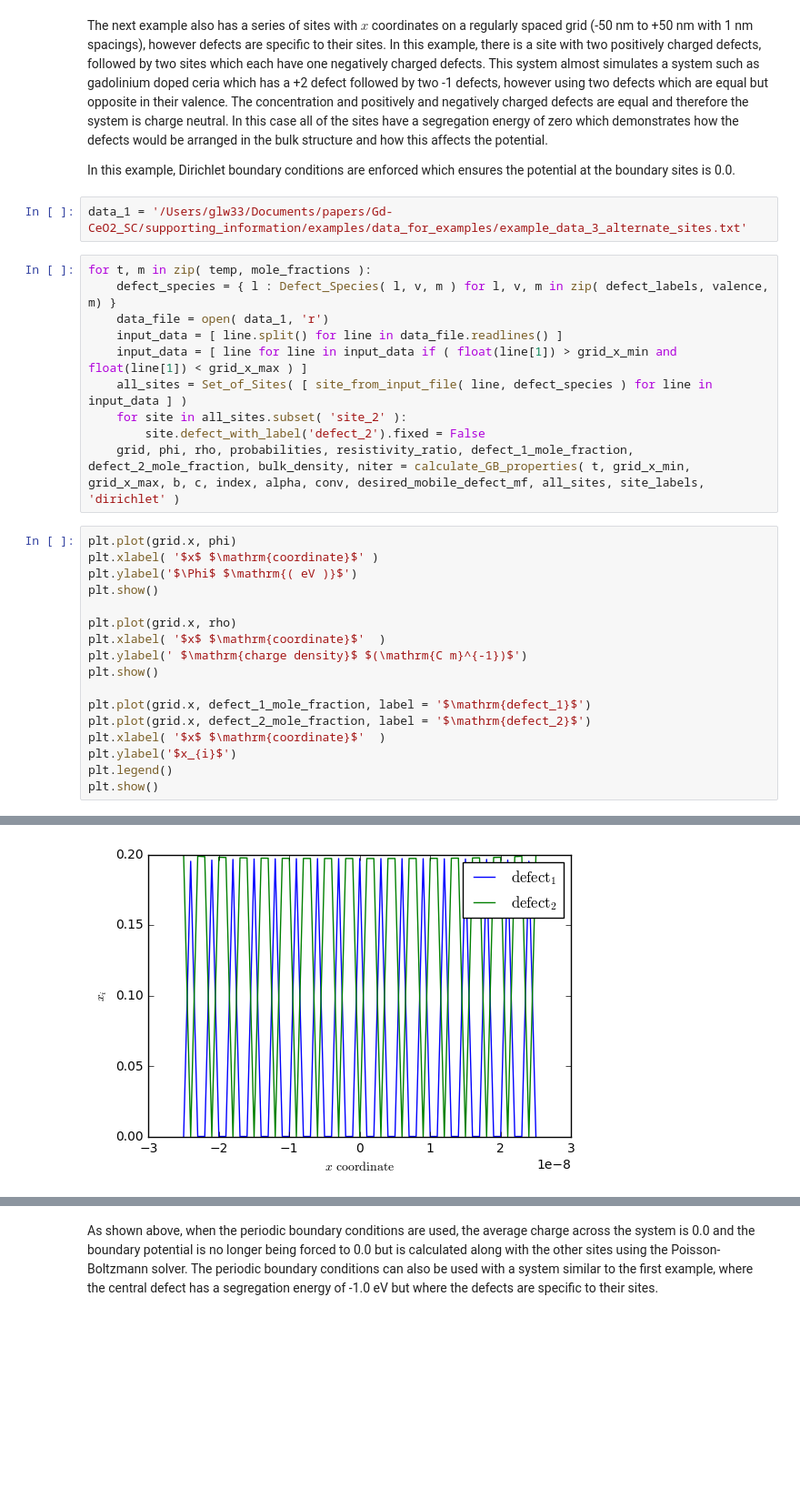
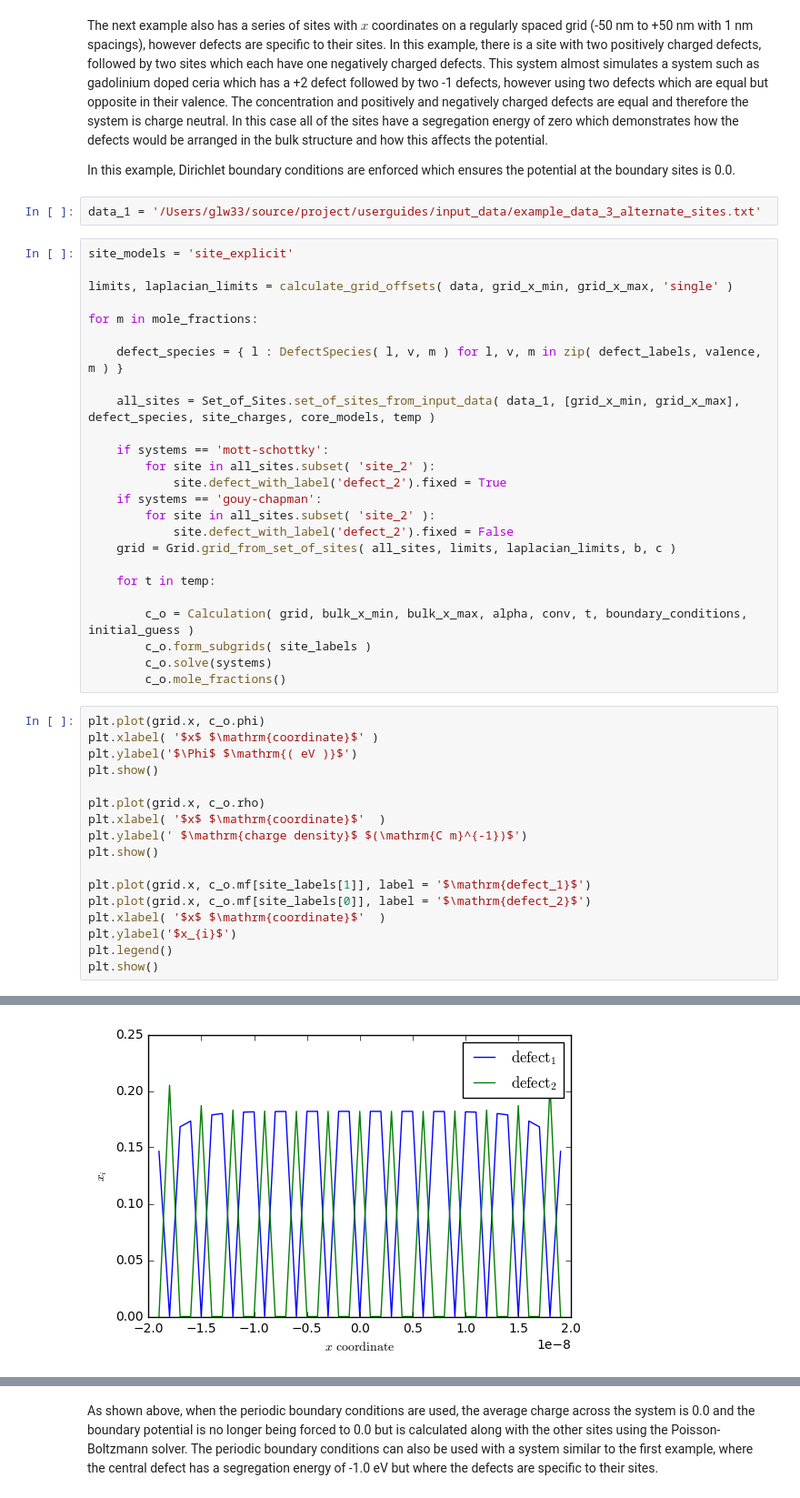
Before and after one commit to bjmorgan/pyscses, a Jupyter notebook: userguides/notebooks/userguide.ipynb, the cells around one changed output, grey strips where cells are left out. Shown at 91% size. Drawn from its saved outputs; the diff is of its cells as text; blank space fills up the shorter version.

Commit message:
userguide updated to work with new code

```diff
--- a/userguides/notebooks/userguide.ipynb
+++ b/userguides/notebooks/userguide.ipynb
@@ -375,30 +432,45 @@ The next example also has a series of sites with $x$ coordinates on a regularly
 
 In this example, Dirichlet boundary conditions are enforced which ensures the potential at the boundary sites is 0.0.
 # %%
-data_1 = '/Users/glw33/Documents/papers/Gd-CeO2_SC/supporting_information/examples/data_for_examples/example_data_3_alternate_sites.txt'
+data_1 = '/Users/glw33/source/project/userguides/input_data/example_data_3_alternate_sites.txt'
-# %%
-for t, m in zip( temp, mole_fractions ):
-    defect_species = { l : Defect_Species( l, v, m ) for l, v, m in zip( defect_labels, valence, m) }
-    data_file = open( data_1, 'r')
-    input_data = [ line.split() for line in data_file.readlines() ]
-    input_data = [ line for line in input_data if ( float(line[1]) > grid_x_min and float(line[1]) < grid_x_max ) ]
-    all_sites = Set_of_Sites( [ site_from_input_file( line, defect_species ) for line in input_data ] )
-    for site in all_sites.subset( 'site_2' ):
-        site.defect_with_label('defect_2').fixed = False
-    grid, phi, rho, probabilities, resistivity_ratio, defect_1_mole_fraction, defect_2_mole_fraction, bulk_density, niter = calculate_GB_properties( t, grid_x_min, grid_x_max, b, c, index, alpha, conv, desired_mobile_defect_mf, all_sites, site_labels, 'dirichlet' )
+# %%
+site_models = 'site_explicit'
+
+limits, laplacian_limits = calculate_grid_offsets( data, grid_x_min, grid_x_max, 'single' )
+
+for m in mole_fractions:
+
+    defect_species = { l : DefectSpecies( l, v, m ) for l, v, m in zip( defect_labels, valence, m ) }
+
+    all_sites = Set_of_Sites.set_of_sites_from_input_data( data_1, [grid_x_min, grid_x_max], defect_species, site_charges, core_models, temp )
+
+    if systems == 'mott-schottky':
+        for site in all_sites.subset( 'site_2' ):
+            site.defect_with_label('defect_2').fixed = True
+    if systems == 'gouy-chapman':
+        for site in all_sites.subset( 'site_2' ):
+            site.defect_with_label('defect_2').fixed = False
+    grid = Grid.grid_from_set_of_sites( all_sites, limits, laplacian_limits, b, c )
+
+    for t in temp:
+
+        c_o = Calculation( grid, bulk_x_min, bulk_x_max, alpha, conv, t, boundary_conditions, initial_guess )
+        c_o.form_subgrids( site_labels )
+        c_o.solve(systems)
+        c_o.mole_fractions()
 # %%
-plt.plot(grid.x, phi)
+plt.plot(grid.x, c_o.phi)
 plt.xlabel( '$x$ $\mathrm{coordinate}$' )
 plt.ylabel('$\Phi$ $\mathrm{( eV )}$')
 plt.show()
 
-plt.plot(grid.x, rho)
+plt.plot(grid.x, c_o.rho)
 plt.xlabel( '$x$ $\mathrm{coordinate}$'  )
 plt.ylabel(' $\mathrm{charge density}$ $(\mathrm{C m}^{-1})$')
 plt.show()
 
-plt.plot(grid.x, defect_1_mole_fraction, label = '$\mathrm{defect_1}$')
-plt.plot(grid.x, defect_2_mole_fraction, label = '$\mathrm{defect_2}$')
+plt.plot(grid.x, c_o.mf[site_labels[1]], label = '$\mathrm{defect_1}$')
+plt.plot(grid.x, c_o.mf[site_labels[0]], label = '$\mathrm{defect_2}$')
 plt.xlabel( '$x$ $\mathrm{coordinate}$'  )
 plt.ylabel('$x_{i}$')
 plt.legend()
@@ -409,4 +481,4 @@ plt.show()
-[figure, old version]
+[figure, new version]
 # %% [markdown]
 When using Dirichlet boundary conditions the potential at the boundary sites is fixed to 0.0. It can be seen from the figure above showing the potential against the $x$ coordinate, with this example using data which depicts alternating sites, the potential profile curves. This happens because no matter what the potential is calculated to be, the potential is forced to zero at the boundaries. In this example, the boundary sites are occupied by negatively charged defects and therefore these sites should have a slightly negative potential. The Dirichlet boundary conditions force these sites to have a potential of zero and therefore the potential profile curves. The change in the potential profile effects the charge density, causing the system to become negatively charged, losing charge neutrality.
 
```
Also changed, not shown: parts of 50 cells of this notebook.
